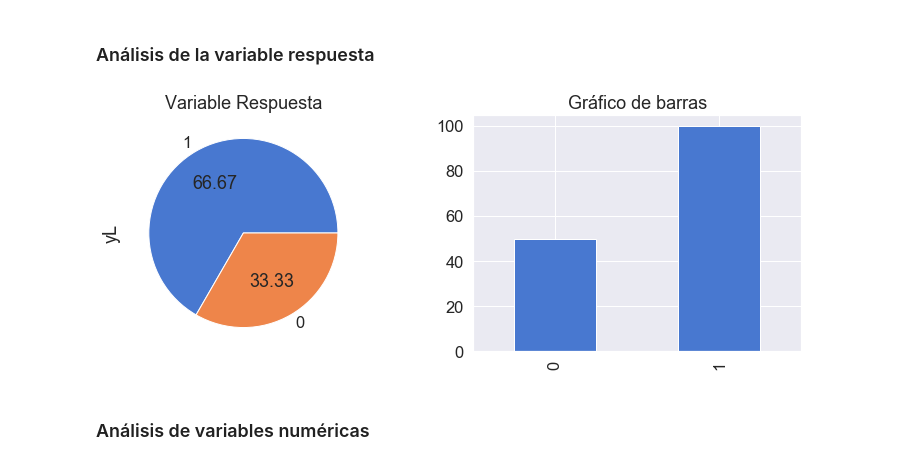
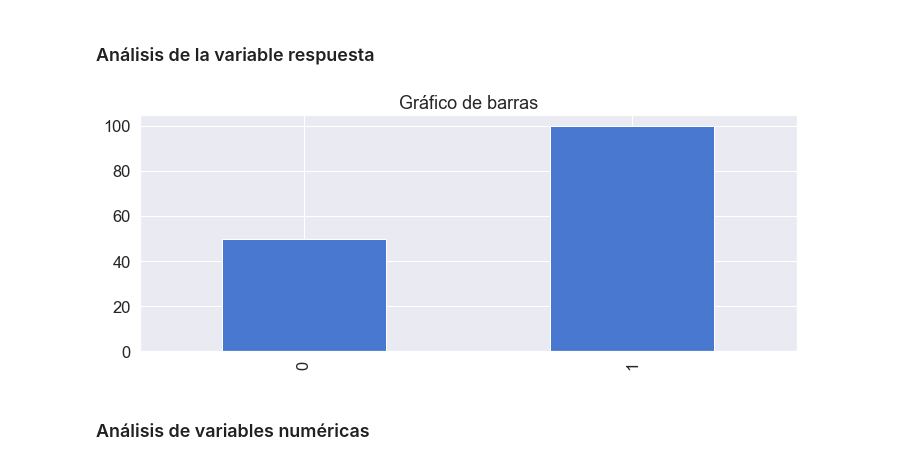
Before and after one commit to mcuscagua/Competencia, a Jupyter notebook: Binary/Entregadle competencia datos estand.ipynb, the cells around one changed output. Cells and saved outputs as stored; diff of their text form; code cells hidden in the pictures.

```diff
--- a/Binary/Entregadle competencia datos estand.ipynb
+++ b/Binary/Entregadle competencia datos estand.ipynb
@@ -25,7 +25,7 @@ RS = 123
 # 1. Lectura de la base de datos
 # %%
 #path = '/Users/diana/Library/Mobile Documents/com~apple~CloudDocs/Maestria/Aprendizaje Automático/HR_attrition_orig_proc.csv'
-path = 'databinarystudents3.csv'
+path = 'databinarystudents.csv'
 data = pd.read_csv(path, sep = ',', na_filter = False)
 data = data.iloc[:, 1:]
 # %%
@@ -115,17 +115,17 @@ x32: numerica
 # %%
 # Gráfico para variable respuesta
 
 fig = plt.figure(figsize=(40,20))
 
-plt.subplot2grid((4,3),(0,0))
-plot = data['yL'].value_counts().plot(kind='pie', autopct='%.2f',
-                                            figsize=(20, 20),
-                                            title='Variable Respuesta')
+# plt.subplot2grid((4,3),(0,0))
+# plot = data['yL'].value_counts().plot(kind='pie', autopct='%.2f',
+#                                             figsize=(20, 20),
+#                                             title='Variable Respuesta')
 
 plt.subplot2grid((4,3),(0,1))
 plot = data['yL'].value_counts(sort = False).plot(kind='bar', title='Gráfico de barras')
 # %% [output]
-[figure, old version]
+[figure, new version]
 # %% [markdown]
 ### Análisis de variables numéricas
 # %%
```
Also changed, not shown: parts of 8 cells of this notebook, 28 other files.
